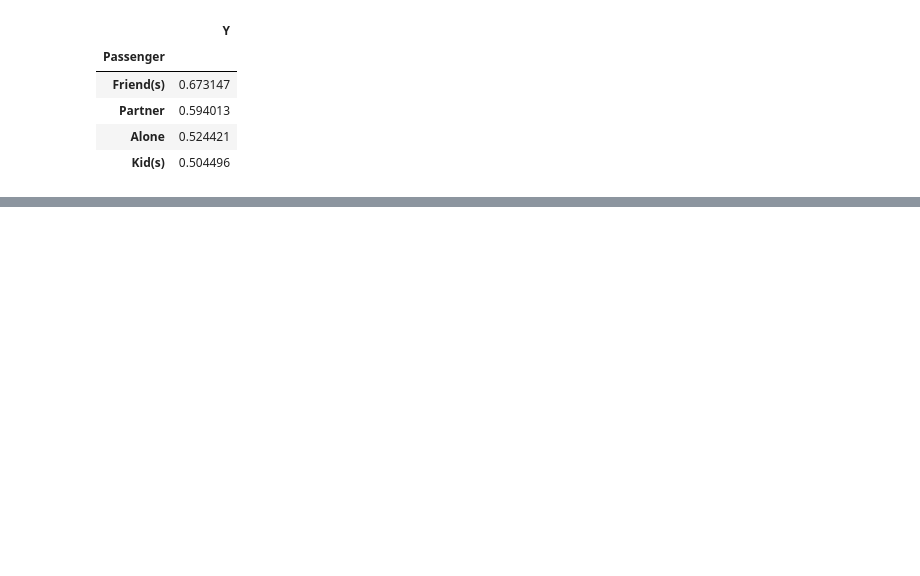
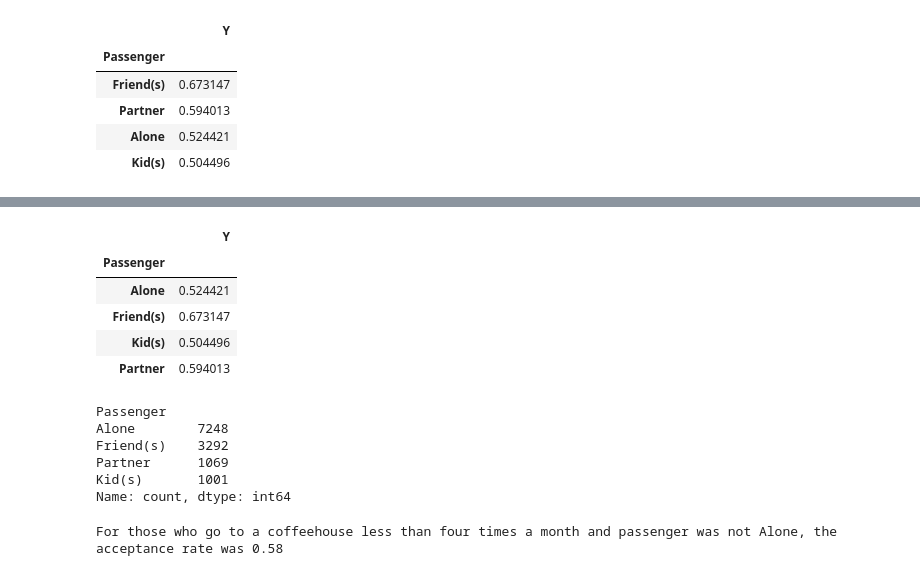
Before and after one commit to RonaldoBantayan27/Mauban1, a Jupyter notebook: 2Accept_Coupons.ipynb, the cells around one changed output, grey strips where cells are left out. Saved outputs shown, nothing was run; the diff lists cells and outputs as text; code cells hidden in the pictures; blank space fills up the shorter version.

```diff
--- a/2Accept_Coupons.ipynb
+++ b/2Accept_Coupons.ipynb
@@ -1212,0 +1802,68 @@ pct_acceptance_Maritalstatus
+# %%
+# acceptance rates for 'Passenger'
+list_Passenger = coupons['Passenger'].unique()
+pct_acceptance_Passenger = coupons.query('Passenger in @list_Passenger').groupby('Passenger')[['Y']].mean()\
+    .sort_values(by='Passenger')
+pct_acceptance_Passenger
+# %% [output]
+|  | Y |
+| Passenger |  |
+| Alone | 0.524421 |
+| Friend(s) | 0.673147 |
+| Kid(s) | 0.504496 |
+| Partner | 0.594013 |
+# %%
+# value counts for 'Passenger'
+value_counts_Passenger = coupons['Passenger'].value_counts()
+value_counts_Passenger
+# %% [output]
+Passenger
+Alone        7248
+Friend(s)    3292
+Partner      1069
+Kid(s)       1001
+Name: count, dtype: int64
+# %%
+# go to a coffeehouse less than four times a month (total per category)
+count_less1 = value_counts_Coffeehouse.iloc[0]
+count_1_3 = value_counts_Coffeehouse.iloc[1]
+count_never = value_counts_Coffeehouse.iloc[2]
+count_0 = value_counts_Coffeehouse.iloc[5]
+
+# passenger is not Alone (total per category)
+count_Friends = value_counts_Passenger.iloc[1]
+count_Partner = value_counts_Passenger.iloc[2]
+count_Kids = value_counts_Passenger.iloc[3]
+
+# go to a coffeehouse less than four times a month (acceptance rate each category)
+acceptance_less1 = pct_acceptance_Coffeehouse.iloc[4]
+acceptance_1_3 = pct_acceptance_Coffeehouse.iloc[1]
+acceptance_never = pct_acceptance_Coffeehouse.iloc[5]
+acceptance_0 = pct_acceptance_Coffeehouse.iloc[1]
+
+# passenger is not Alone (acceptance rate each category)
+acceptance_Friends = pct_acceptance_Passenger.iloc[1]
+acceptance_Partner = pct_acceptance_Passenger.iloc[2]
+acceptance_Kids = pct_acceptance_Passenger.iloc[3]
+
+# go to a coffeehouse less than four times a month (total coupons)
+total_coffeehouse_less_four = count_less1 + count_1_3 + count_never + count_0
+
+# passenger is not Alone (total coupons)
+total_not_Alone = count_Friends + count_Partner + count_Kids
+
+# go to a coffeehouse less than four times a month (accepted coupons)
+# total per category multiply by acceptance rate each category
+accepted_coffeehouse_less_four = count_less1 * acceptance_less1 + count_1_3 * acceptance_1_3 + count_never * acceptance_never + count_0 * acceptance_0
+
+# passenger is not Alone (accepted coupons)
+# total per category multiply by acceptance rate each category
+accepted_not_Alone = count_Friends * acceptance_Friends + count_Partner * acceptance_Partner + count_Kids * acceptance_Kids
+
+# acceptance rate for the two conditions
+# total accepted coupons divided by total coupons
+acceptance_rate_for_above_two_conditions = (accepted_coffeehouse_less_four + accepted_not_Alone) / (total_coffeehouse_less_four + total_not_Alone)
+
+print(f'For those who go to a coffeehouse less than four times a month and passenger was not Alone, the acceptance rate was {round(acceptance_rate_for_above_two_conditions.iloc[0], 2)}')
+# %% [output]
+For those who go to a coffeehouse less than four times a month and passenger was not Alone, the acceptance rate was 0.58
```
Also changed, not shown: parts of 37 cells of this notebook.
